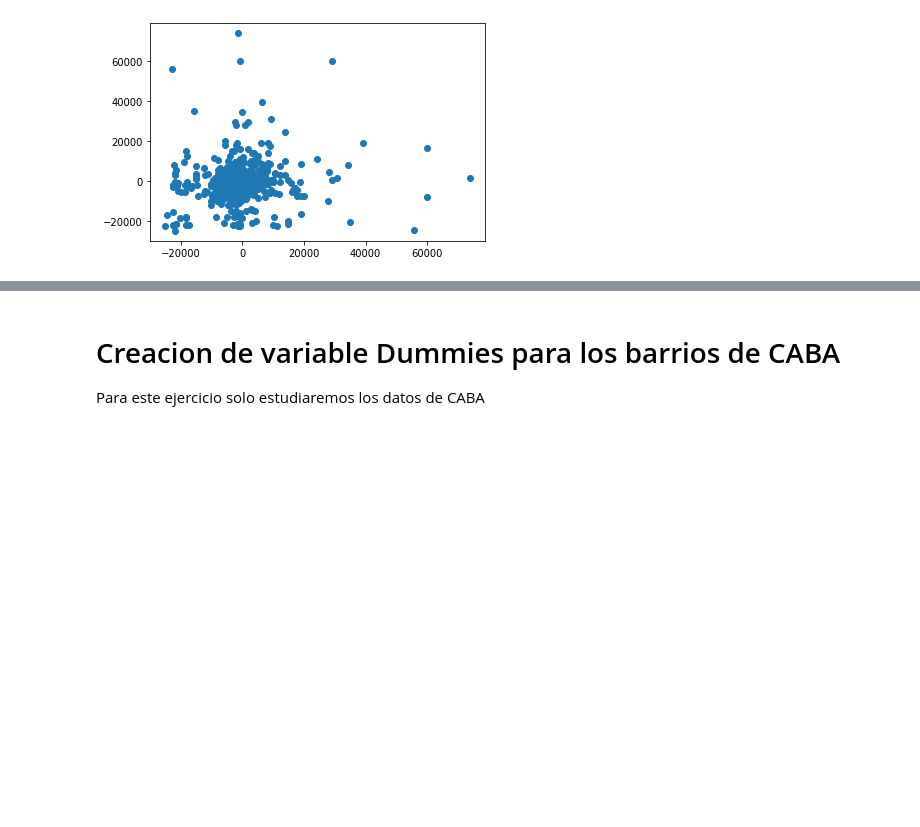
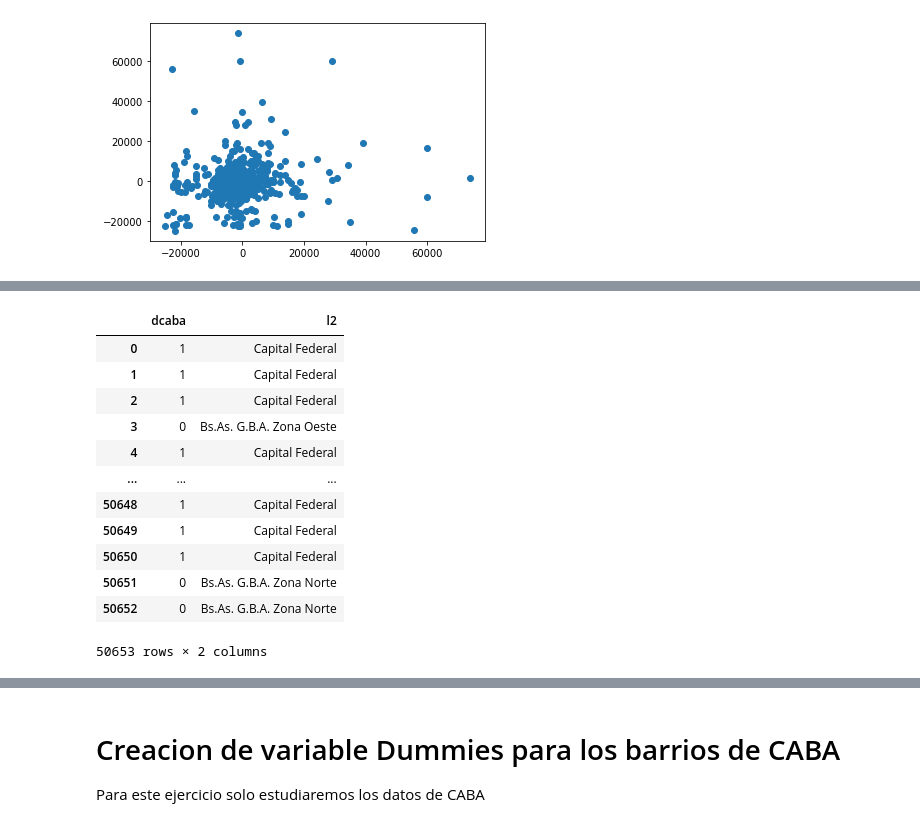
Before and after one commit to rpasquini/metodos_cuantitativos, a Jupyter notebook: OLS_3_Transformaciones_Dummies_RegMultiple.ipynb, the cells around one changed output, grey strips where cells are left out. Drawn from its saved outputs; the diff is of its cells as text; code cells hidden in the pictures; blank space fills up the shorter version.

```diff
--- a/OLS_3_Transformaciones_Dummies_RegMultiple.ipynb
+++ b/OLS_3_Transformaciones_Dummies_RegMultiple.ipynb
@@ -209,0 +268,16 @@ plt.scatter(datos.bedrooms,residuos2)
+# %%
+departamentos[['dcaba','l2']]
+# %% [output]
+|  | dcaba | l2 |
+| 0 | 1 | Capital Federal |
+| 1 | 1 | Capital Federal |
+| 2 | 1 | Capital Federal |
+| 3 | 0 | Bs.As. G.B.A. Zona Oeste |
+| 4 | 1 | Capital Federal |
+| ... | ... | ... |
+| 50648 | 1 | Capital Federal |
+| 50649 | 1 | Capital Federal |
+| 50650 | 1 | Capital Federal |
+| 50651 | 0 | Bs.As. G.B.A. Zona Norte |
+| 50652 | 0 | Bs.As. G.B.A. Zona Norte |
+50653 rows × 2 columns
```
Also changed, not shown: parts of 28 cells of this notebook.
